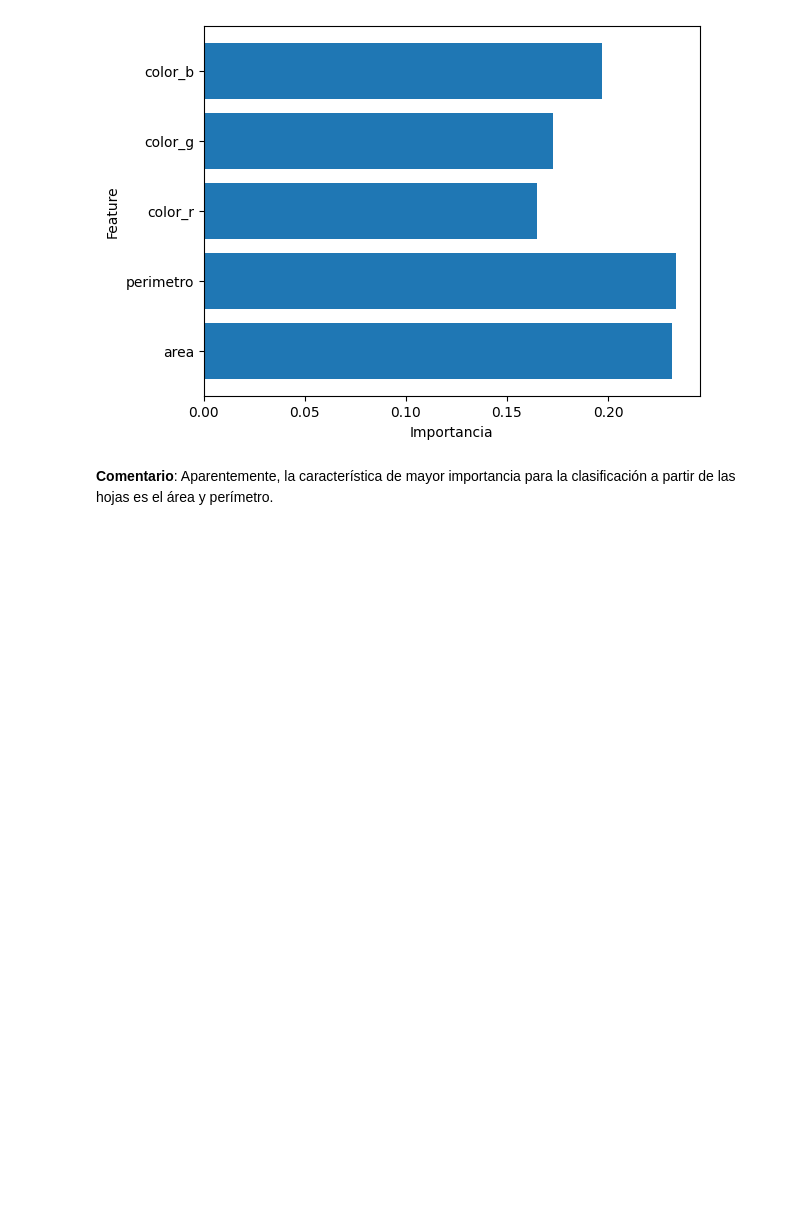
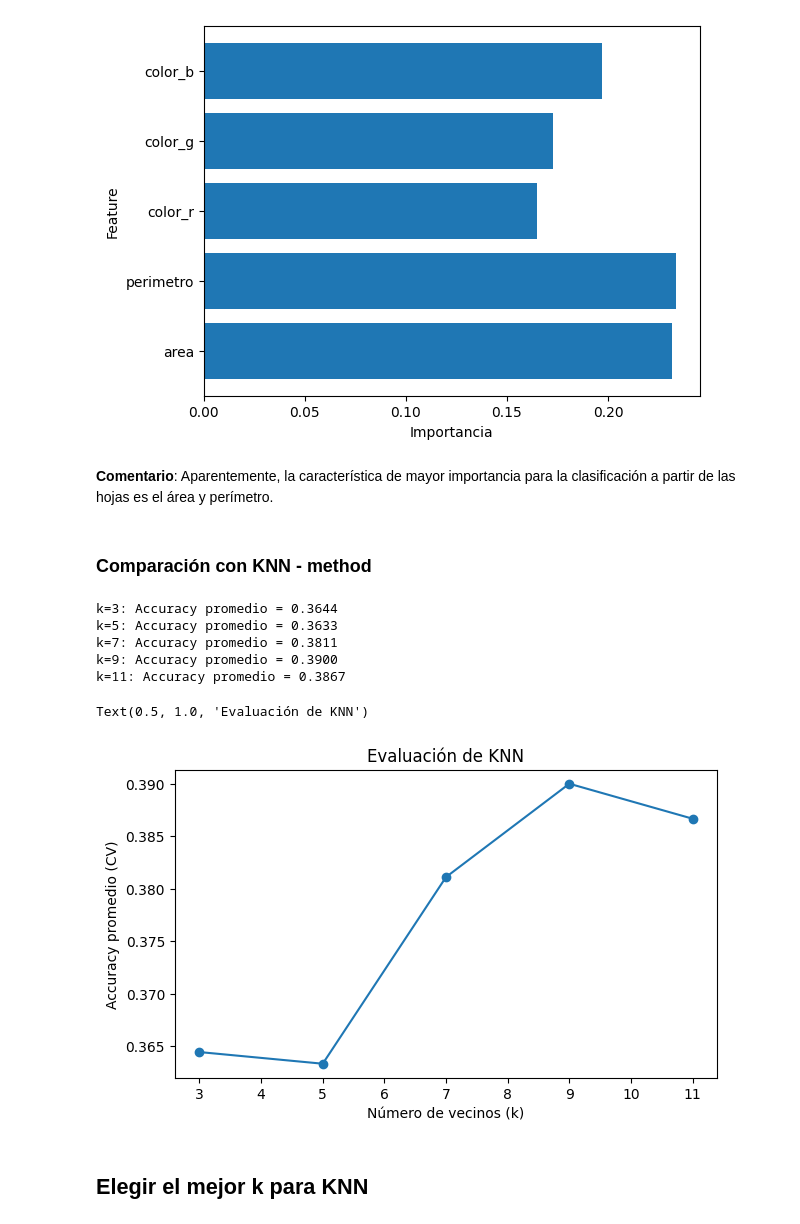
Before and after one commit to Rdorta08/Plants_opencv, a Jupyter notebook: src/2_Modelo.ipynb, the cells around one changed output. Saved outputs shown, nothing was run; the diff lists cells and outputs as text; code cells hidden in the pictures; blank space fills up the shorter version.

```diff
--- a/src/2_Modelo.ipynb
+++ b/src/2_Modelo.ipynb
@@ -222,3 +224,32 @@ plt.show()
 [figure]
 # %% [markdown]
 **Comentario**: Aparentemente, la característica de mayor importancia para la clasificación a partir de las hojas es el área y perímetro.
+# %% [markdown]
+### Comparación con KNN - method
+# %%
+# Probamos varios valores de k
+k_values = [3, 5, 7, 9, 11]
+mean_scores = []
+
+for k in k_values:
+    knn = KNeighborsClassifier(n_neighbors=k)
+    scores = cross_val_score(knn, X_train_scaled, y_train, cv=5)
+    mean_scores.append(scores.mean())
+    print(f"k={k}: Accuracy promedio = {scores.mean():.4f}")
+
+# Graficar resultados
+plt.figure(figsize=(7,4))
+plt.plot(k_values, mean_scores, marker='o')
+plt.xlabel("Número de vecinos (k)")
+plt.ylabel("Accuracy promedio (CV)")
+plt.title("Evaluación de KNN")
+# %% [output]
+k=3: Accuracy promedio = 0.3644
+k=5: Accuracy promedio = 0.3633
+k=7: Accuracy promedio = 0.3811
+k=9: Accuracy promedio = 0.3900
+k=11: Accuracy promedio = 0.3867
+Text(0.5, 1.0, 'Evaluación de KNN')
+[figure, added]
+# %% [markdown]
+## Elegir el mejor k para KNN
```
Also changed, not shown: parts of 5 cells of this notebook.
